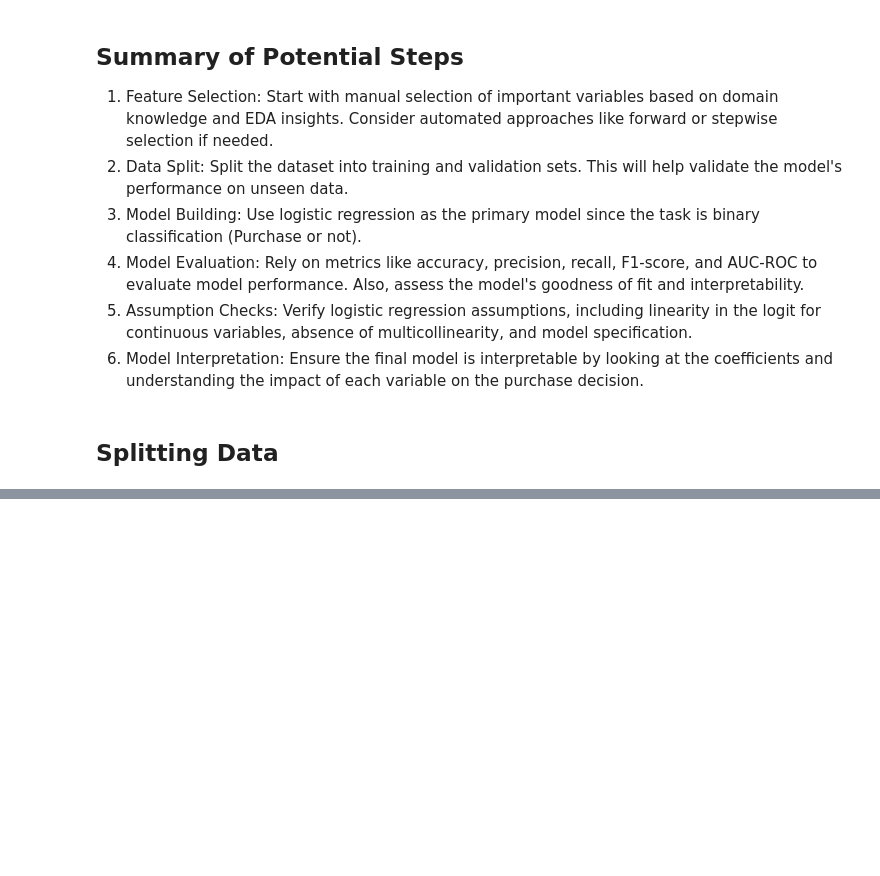
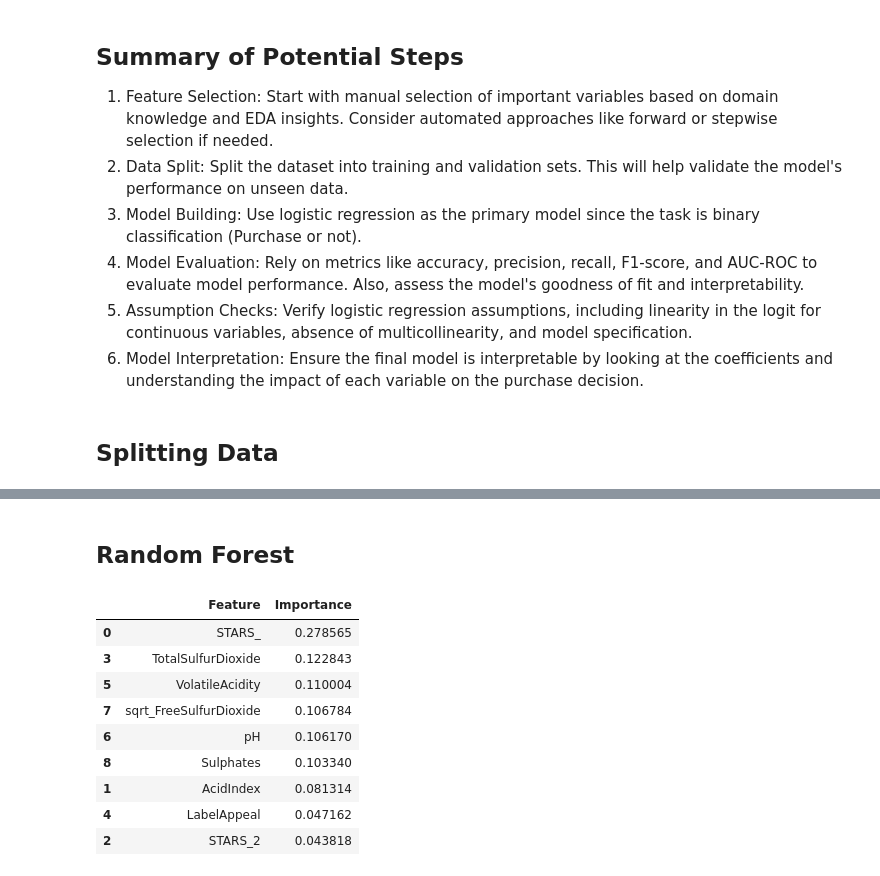
Before and after one commit to MichaelRocchio/msds_410, a Jupyter notebook: Assignment_8/rocchio_assign8.ipynb, the cells around one changed output, grey strips where cells are left out. Drawn from its saved outputs; the diff is of its cells as text; code cells hidden in the pictures; blank space fills up the shorter version.

```diff
--- a/Assignment_8/rocchio_assign8.ipynb
+++ b/Assignment_8/rocchio_assign8.ipynb
@@ -604,0 +1012,19 @@ Index([], dtype='object')
+# %% [markdown]
+## Random Forest
+# %%
+
+rf_importance = pd.DataFrame({"Feature": X_train_selected.columns,
+                              "Importance": rf_classifier.feature_importances_})
+rf_importance = rf_importance.sort_values(by="Importance", ascending=False)
+rf_importance
+# %% [output]
+|  | Feature | Importance |
+| 0 | STARS_ | 0.278565 |
+| 3 | TotalSulfurDioxide | 0.122843 |
+| 5 | VolatileAcidity | 0.110004 |
+| 7 | sqrt_FreeSulfurDioxide | 0.106784 |
+| 6 | pH | 0.106170 |
+| 8 | Sulphates | 0.103340 |
+| 1 | AcidIndex | 0.081314 |
+| 4 | LabelAppeal | 0.047162 |
+| 2 | STARS_2 | 0.043818 |
```
Also changed, not shown: parts of 45 cells of this notebook, 1 other file.
